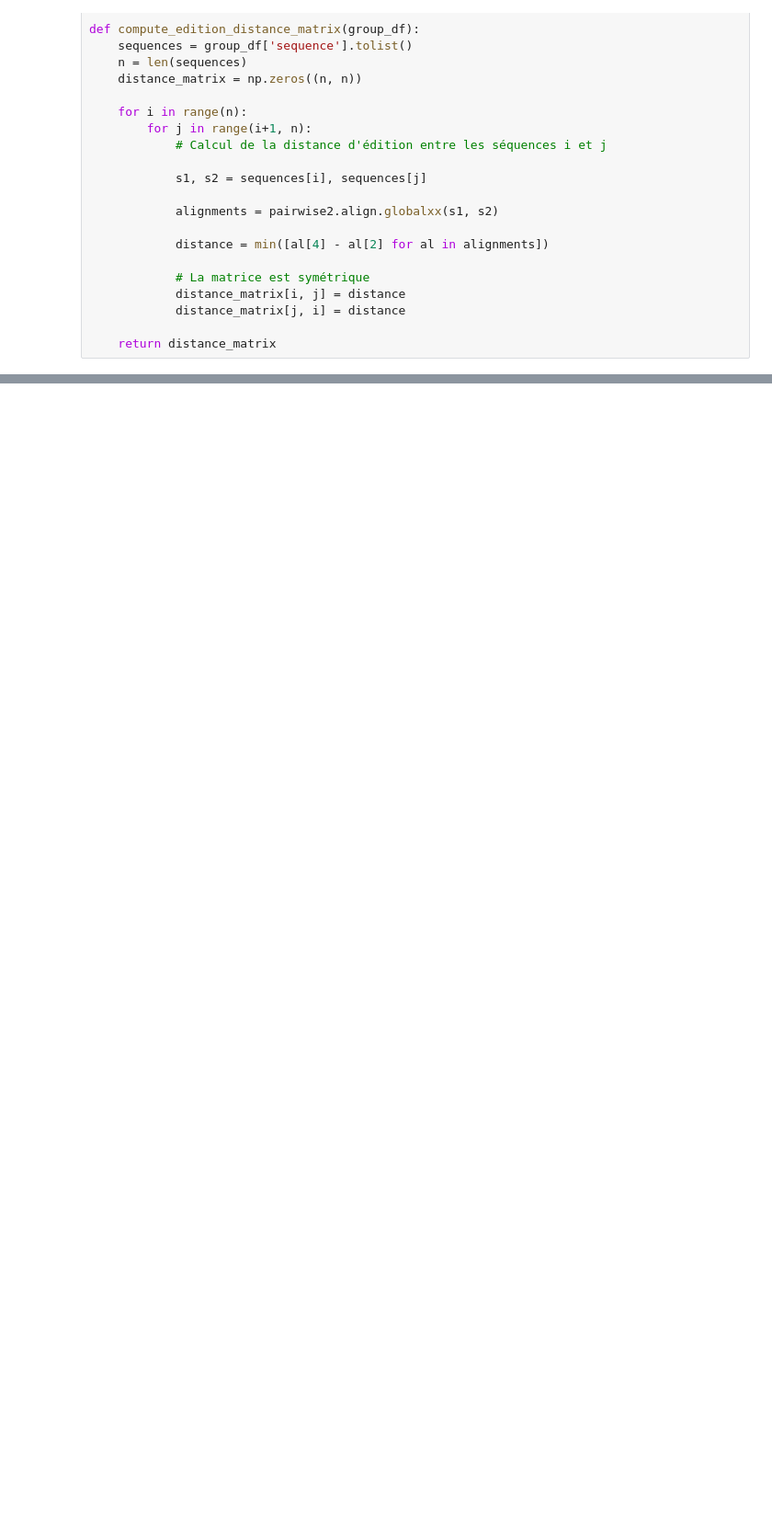
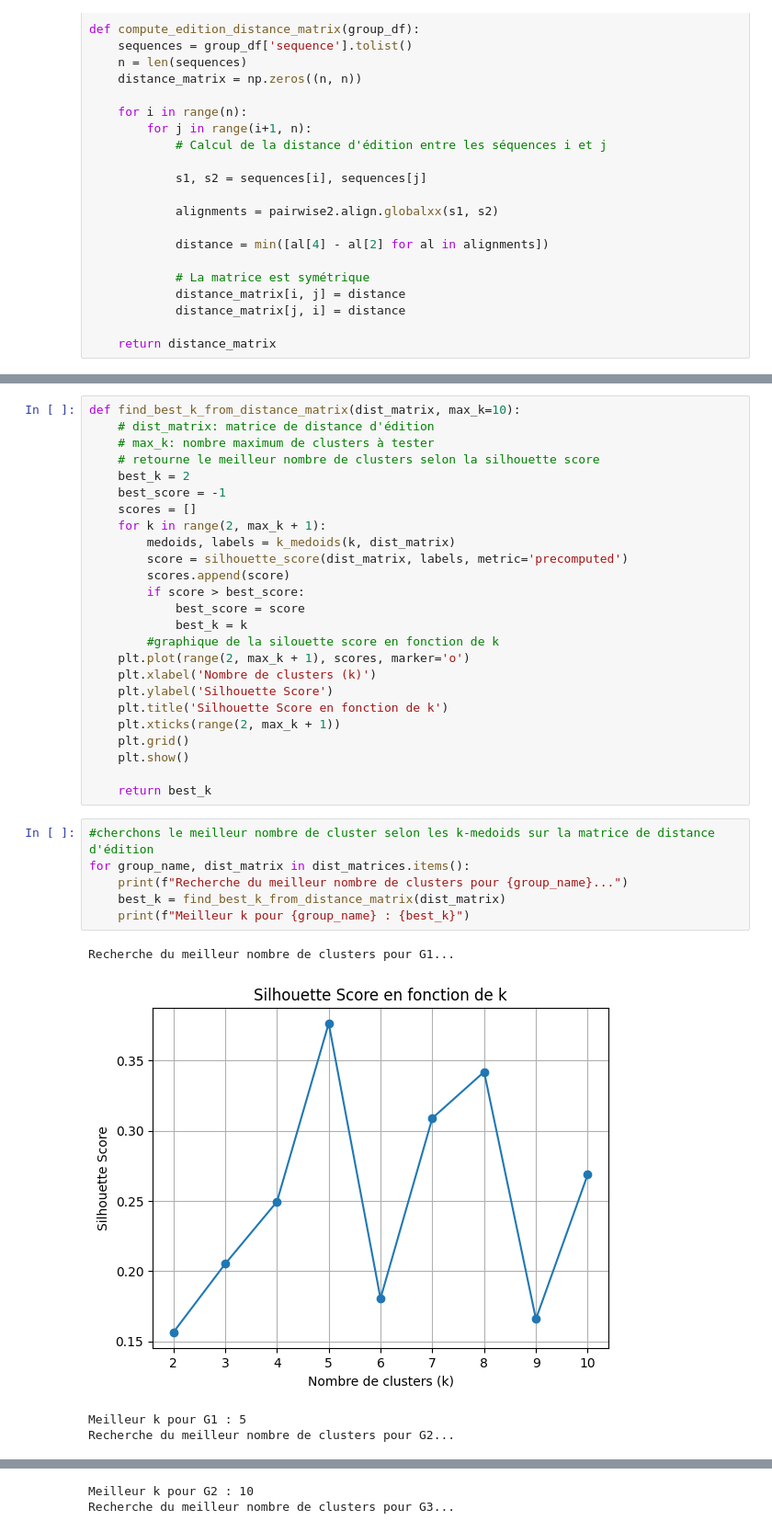
Before and after one commit to Arthur-14-75/TP3_fonctions-descriptives, a Jupyter notebook: tp3_fonction_descriptives.ipynb, the cells around one changed output, grey strips where cells are left out. Shown at 92% size. Drawn from its saved outputs; the diff is of its cells as text; blank space fills up the shorter version.

```diff
--- a/tp3_fonction_descriptives.ipynb
+++ b/tp3_fonction_descriptives.ipynb
@@ -336,0 +373,36 @@ Distance matrix for G2:
+# %%
+def find_best_k_from_distance_matrix(dist_matrix, max_k=10):
+    # dist_matrix: matrice de distance d'édition
+    # max_k: nombre maximum de clusters à tester
+    # retourne le meilleur nombre de clusters selon la silhouette score
+    best_k = 2
+    best_score = -1
+    scores = []
+    for k in range(2, max_k + 1):
+        medoids, labels = k_medoids(k, dist_matrix)
+        score = silhouette_score(dist_matrix, labels, metric='precomputed')
+        scores.append(score)
+        if score > best_score:
+            best_score = score
+            best_k = k
+        #graphique de la silouette score en fonction de k
+    plt.plot(range(2, max_k + 1), scores, marker='o')
+    plt.xlabel('Nombre de clusters (k)')
+    plt.ylabel('Silhouette Score')
+    plt.title('Silhouette Score en fonction de k')
+    plt.xticks(range(2, max_k + 1))
+    plt.grid()
+    plt.show()
+
+    return best_k
+# %%
+#cherchons le meilleur nombre de cluster selon les k-medoids sur la matrice de distance d'édition
+for group_name, dist_matrix in dist_matrices.items():
+    print(f"Recherche du meilleur nombre de clusters pour {group_name}...")
+    best_k = find_best_k_from_distance_matrix(dist_matrix)
+    print(f"Meilleur k pour {group_name} : {best_k}")
+# %% [output]
+Recherche du meilleur nombre de clusters pour G1...
+[figure, added]
+Meilleur k pour G1 : 5
+Recherche du meilleur nombre de clusters pour G2...
@@ -336,0 +410,2 @@ Distance matrix for G2:
+Meilleur k pour G2 : 10
+Recherche du meilleur nombre de clusters pour G3...
```
Also changed, not shown: parts of 6 cells of this notebook.
